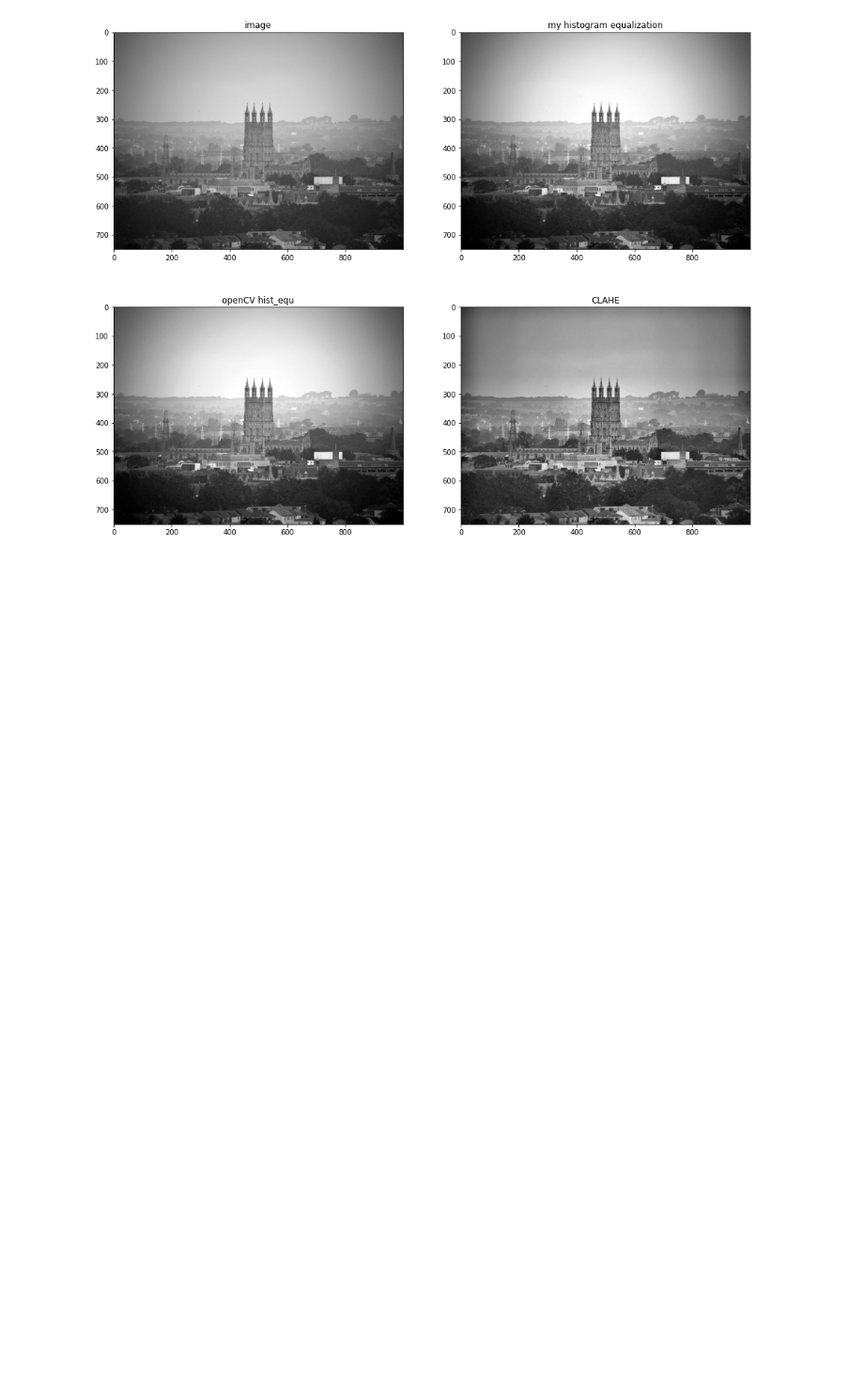
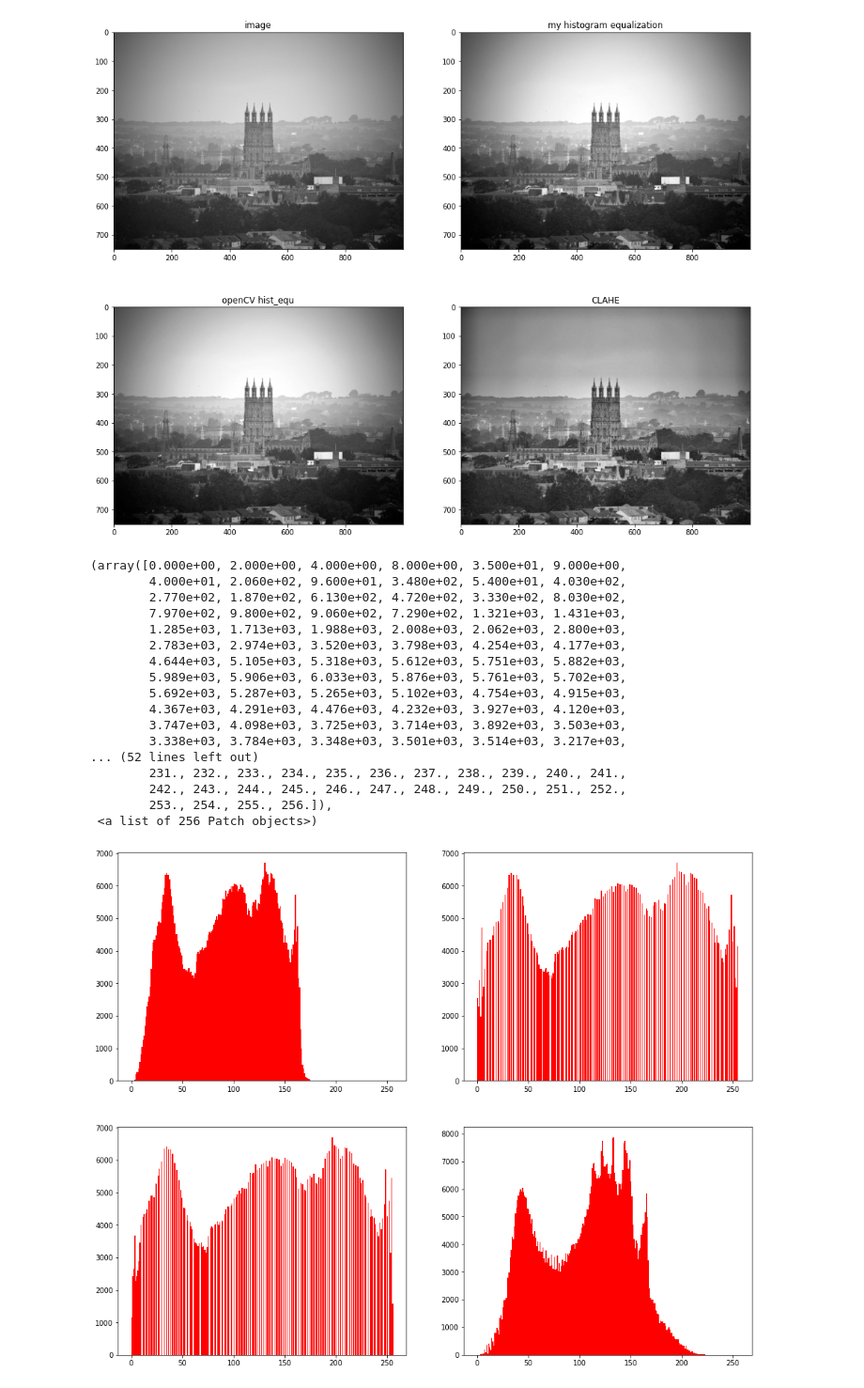
Before and after one commit to parsaeisa/computer_vision, a Jupyter notebook: HW3/Q2.ipynb, the cells around one changed output. Shown at 94% size. Saved outputs shown, nothing was run; the diff lists cells and outputs as text; code cells hidden in the pictures; blank space fills up the shorter version.

```diff
--- a/HW3/Q2.ipynb
+++ b/HW3/Q2.ipynb
@@ -159,3 +166,36 @@ axarr[1,1].imshow(clh, cmap='gray')
 axarr[1,1].title.set_text('CLAHE')
 # %% [output]
 [figure]
+# %%
+f, axarr = plt.subplots(2,2,figsize=(16, 13))
+
+axarr[0,0].hist(img.flatten(),256,[0,256], color = 'r')
+# axarr[0,0].show()
+
+axarr[0,1].hist(my_equ.flatten(),256,[0,256], color = 'r')
+# axarr[0,1].show()
+
+axarr[1,0].hist(equ.flatten(),256,[0,256], color = 'r')
+# axarr[1,0].show()
+
+axarr[1,1].hist(clh.flatten(),256,[0,256], color = 'r')
+# axarr[1,1].show()
+# %% [output]
+(array([0.000e+00, 2.000e+00, 4.000e+00, 8.000e+00, 3.500e+01, 9.000e+00,
+        4.000e+01, 2.060e+02, 9.600e+01, 3.480e+02, 5.400e+01, 4.030e+02,
+        2.770e+02, 1.870e+02, 6.130e+02, 4.720e+02, 3.330e+02, 8.030e+02,
+        7.970e+02, 9.800e+02, 9.060e+02, 7.290e+02, 1.321e+03, 1.431e+03,
+        1.285e+03, 1.713e+03, 1.988e+03, 2.008e+03, 2.062e+03, 2.800e+03,
+        2.783e+03, 2.974e+03, 3.520e+03, 3.798e+03, 4.254e+03, 4.177e+03,
+        4.644e+03, 5.105e+03, 5.318e+03, 5.612e+03, 5.751e+03, 5.882e+03,
+        5.989e+03, 5.906e+03, 6.033e+03, 5.876e+03, 5.761e+03, 5.702e+03,
+        5.692e+03, 5.287e+03, 5.265e+03, 5.102e+03, 4.754e+03, 4.915e+03,
+        4.367e+03, 4.291e+03, 4.476e+03, 4.232e+03, 3.927e+03, 4.120e+03,
+        3.747e+03, 4.098e+03, 3.725e+03, 3.714e+03, 3.892e+03, 3.503e+03,
+        3.338e+03, 3.784e+03, 3.348e+03, 3.501e+03, 3.514e+03, 3.217e+03,
+... (52 lines left out)
+        231., 232., 233., 234., 235., 236., 237., 238., 239., 240., 241.,
+        242., 243., 244., 245., 246., 247., 248., 249., 250., 251., 252.,
+        253., 254., 255., 256.]),
+ <a list of 256 Patch objects>)
+[figure, added]
```
Also changed, not shown: parts of 3 cells of this notebook.
